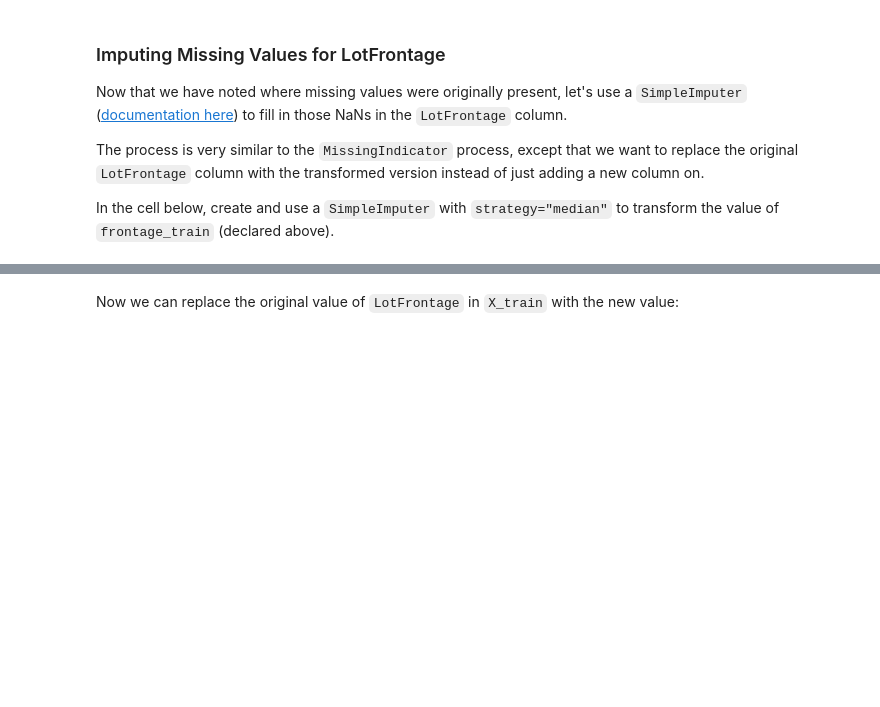
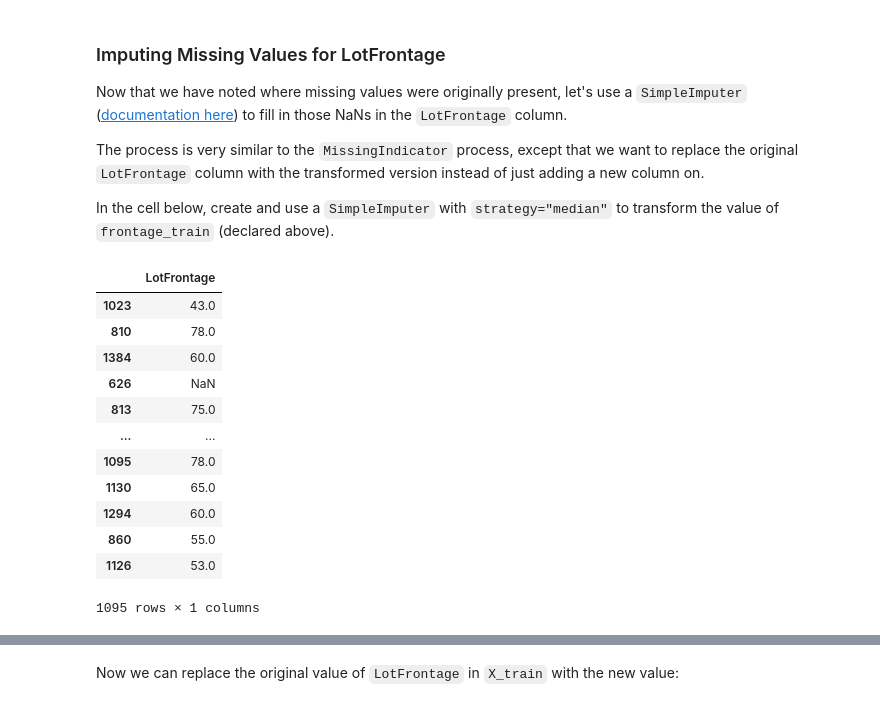
Before and after one commit to jscriven0218/dsc-sklearn-preprocessing-lab, a Jupyter notebook: index.ipynb, the cells around one changed output, grey strips where cells are left out. Drawn from its saved outputs; the diff is of its cells as text; code cells hidden in the pictures; blank space fills up the shorter version.

```diff
--- a/index.ipynb
+++ b/index.ipynb
@@ -409,6 +410,22 @@ Now that we have noted where missing values were originally present, let's use a
 The process is very similar to the `MissingIndicator` process, except that we want to replace the original `LotFrontage` column with the transformed version instead of just adding a new column on.
 
 In the cell below, create and use a `SimpleImputer` with `strategy="median"` to transform the value of `frontage_train` (declared above).
+# %%
+frontage_train
+# %% [output]
+|  | LotFrontage |
+| 1023 | 43.0 |
+| 810 | 78.0 |
+| 1384 | 60.0 |
+| 626 | NaN |
+| 813 | 75.0 |
+| ... | ... |
+| 1095 | 78.0 |
+| 1130 | 65.0 |
+| 1294 | 60.0 |
+| 860 | 55.0 |
+| 1126 | 53.0 |
+1095 rows × 1 columns
 # %%
 # Replace None with appropriate code
 
```
Also changed, not shown: parts of 4 cells of this notebook.
